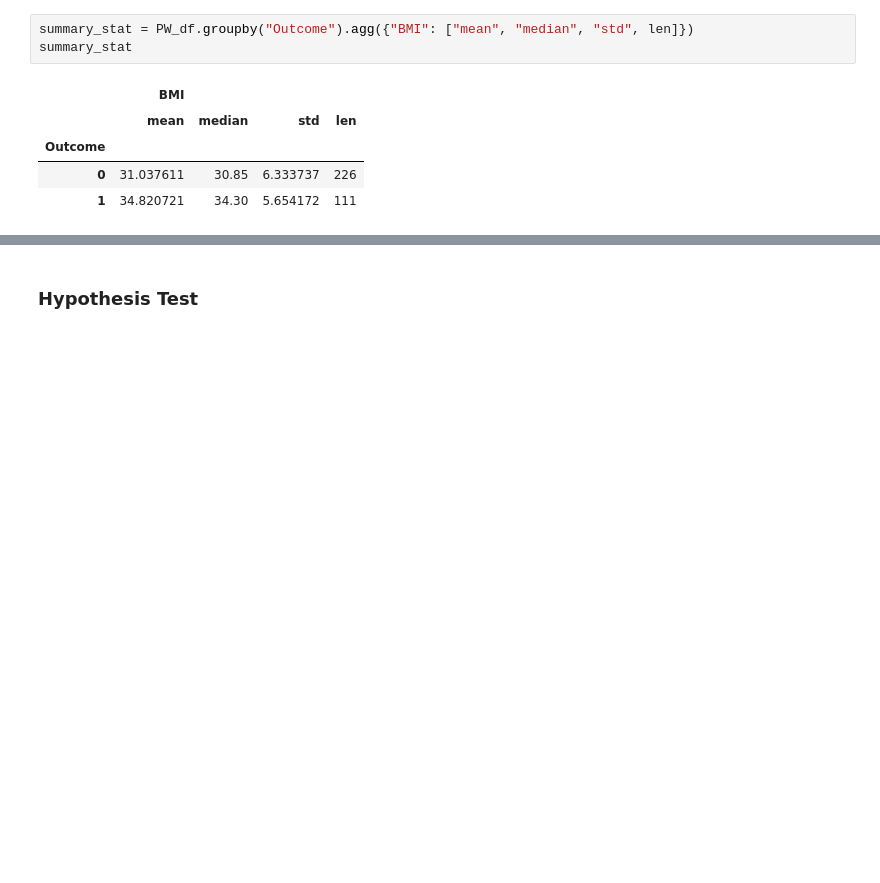
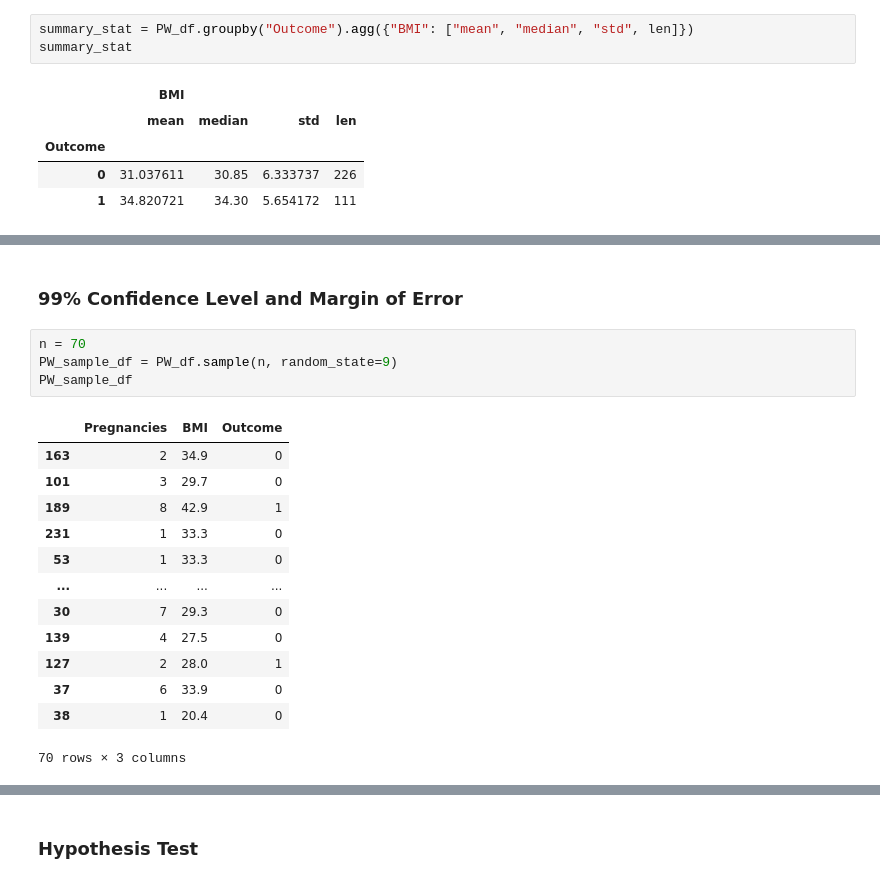
Before and after one commit to houin679/CSMODELPROJECT, a Jupyter notebook: MCO1_CSMODEL.ipynb, the cells around one changed output, grey strips where cells are left out. Drawn from its saved outputs; the diff is of its cells as text; blank space fills up the shorter version.

```diff
--- a/MCO1_CSMODEL.ipynb
+++ b/MCO1_CSMODEL.ipynb
@@ -974,0 +1044,20 @@ From the summary and histogram, it initially seems that there is a difference be
+# %% [markdown]
+### **99% Confidence Level and Margin of Error**
+# %%
+n = 70
+PW_sample_df = PW_df.sample(n, random_state=9)
+PW_sample_df
+# %% [output]
+|  | Pregnancies | BMI | Outcome |
+| 163 | 2 | 34.9 | 0 |
+| 101 | 3 | 29.7 | 0 |
+| 189 | 8 | 42.9 | 1 |
+| 231 | 1 | 33.3 | 0 |
+| 53 | 1 | 33.3 | 0 |
+| ... | ... | ... | ... |
+| 30 | 7 | 29.3 | 0 |
+| 139 | 4 | 27.5 | 0 |
+| 127 | 2 | 28.0 | 1 |
+| 37 | 6 | 33.9 | 0 |
+| 38 | 1 | 20.4 | 0 |
+70 rows × 3 columns
```
Also changed, not shown: parts of 16 cells of this notebook.
